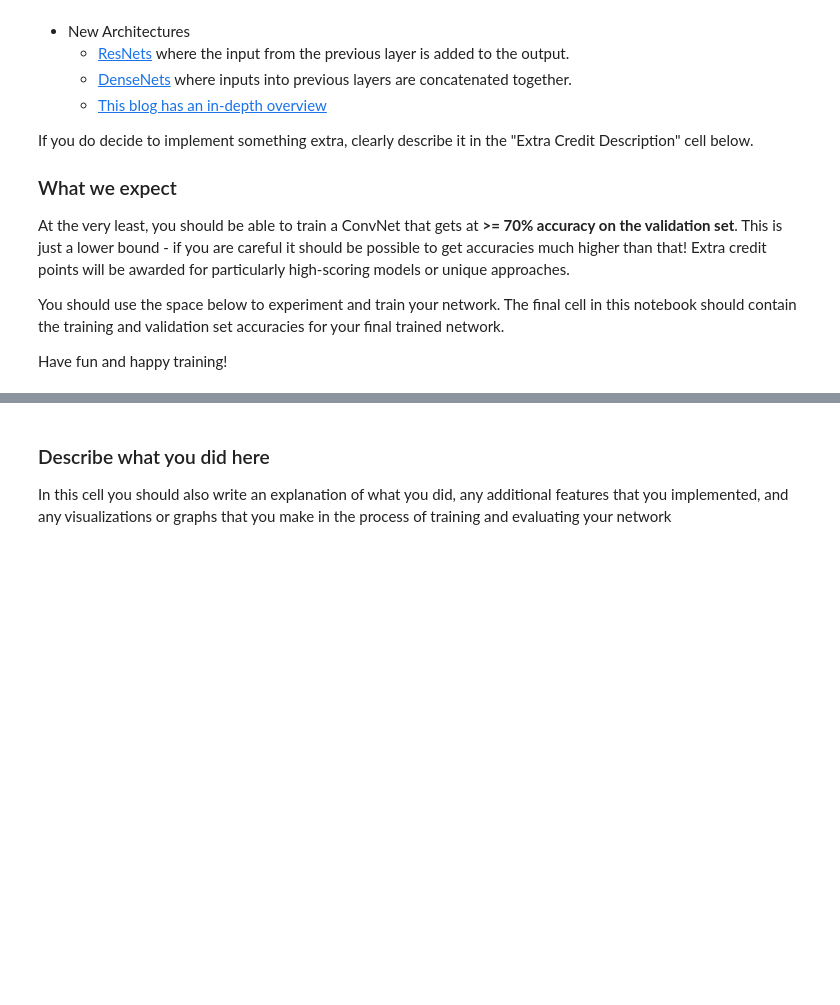
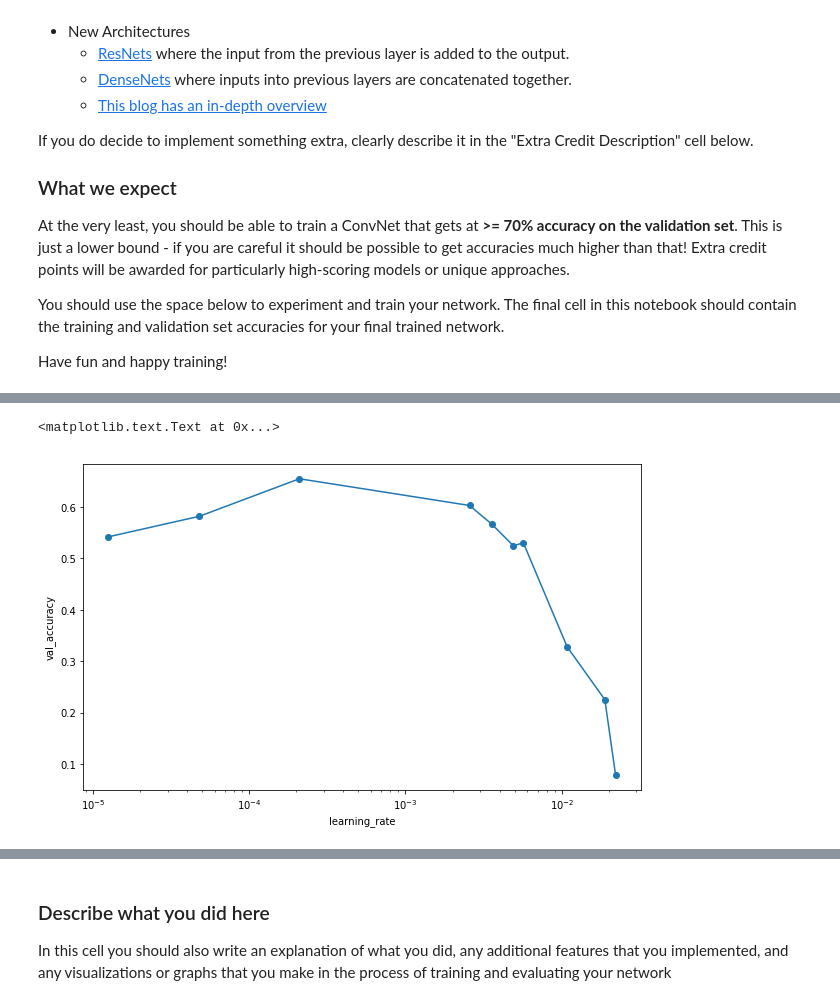
Before and after one commit to DtMoon/CS231n-2017, a Jupyter notebook: assignment2/TensorFlow.ipynb, the cells around one changed output, grey strips where cells are left out. Cells and saved outputs as stored; diff of their text form; code cells hidden in the pictures; blank space fills up the shorter version.

```diff
--- a/assignment2/TensorFlow.ipynb
+++ b/assignment2/TensorFlow.ipynb
@@ -515,0 +529,13 @@ with tf.control_dependencies(extra_update_ops):
+# %%
+# first stage: perform the initial coarse search while only training for 1 epoch
+starter_learning_rates = np.sort(10 ** (np.random.rand(10) * 4 - 5))
+val_acc_history = []
+for lr in starter_learning_rates:
+    with tf.Session() as sess:
+        sess.run(tf.global_variables_initializer())
+        print('Training starter_learning_rate: {:.3e}'.format(lr))
+        run_model(sess,y_out,mean_loss,X_train,y_train,1,64,100,train_step,False,lr)
+        print('Validation')
+        _, total_correct = run_model(sess,y_out,mean_loss,X_val,y_val,1,64)
+        val_acc_history.append(total_correct)
+        print()
@@ -516,3 +560,12 @@ with tf.control_dependencies(extra_update_ops):
+# %%
+plt.figure(figsize=(10, 6))
+plt.plot(starter_learning_rates, val_acc_history, 'o-')
+plt.xscale('log')
+plt.xlabel('learning_rate')
+plt.ylabel('val_accuracy')
+# %% [output]
+<matplotlib.text.Text at 0x...>
+[figure, added]
 # %%
 # Feel free to play with this cell
 # This default code creates a session
```
Also changed, not shown: parts of 10 cells of this notebook, 13 other files.
